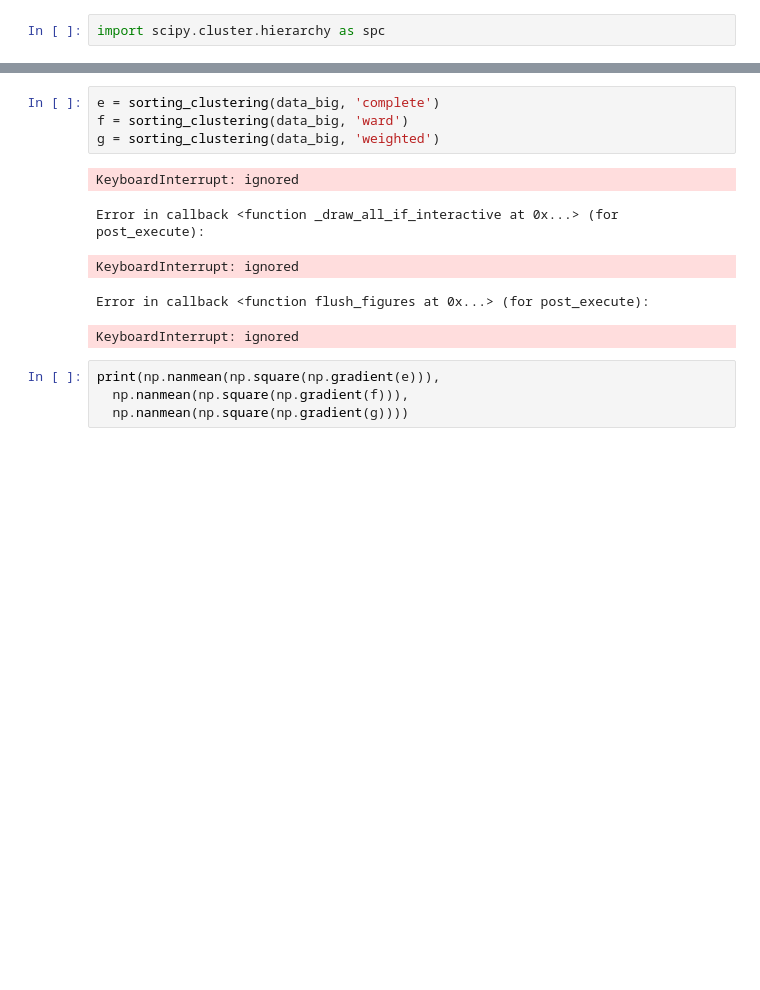
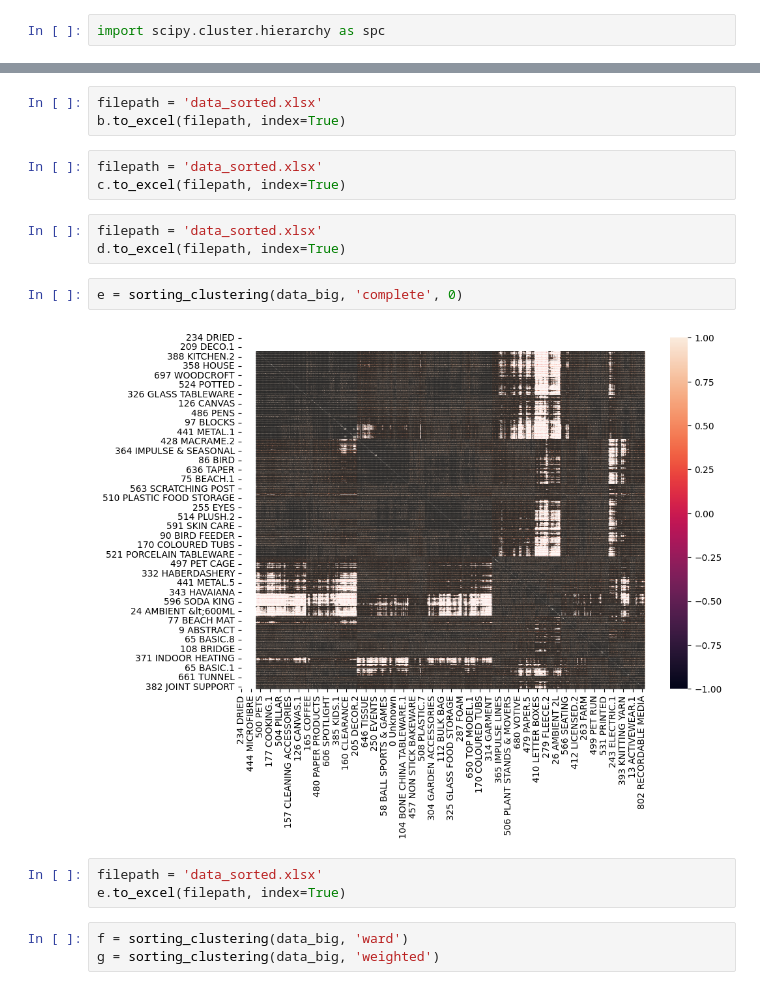
Before and after one commit to vodapa888/corr_matrix, a Jupyter notebook: corr_matrix.ipynb, the cells around one changed output, grey strips where cells are left out. Saved outputs shown, nothing was run; the diff lists cells and outputs as text; blank space fills up the shorter version.

```diff
--- a/corr_matrix.ipynb
+++ b/corr_matrix.ipynb
@@ -232,14 +222,19 @@ print(np.nanmean(np.square(np.gradient(b))),
+# %%
+filepath = 'data_sorted.xlsx'
+b.to_excel(filepath, index=True)
+# %%
+filepath = 'data_sorted.xlsx'
+c.to_excel(filepath, index=True)
+# %%
+filepath = 'data_sorted.xlsx'
+d.to_excel(filepath, index=True)
+# %%
+e = sorting_clustering(data_big, 'complete', 0)
+# %% [output]
+[figure, added]
+# %%
+filepath = 'data_sorted.xlsx'
+e.to_excel(filepath, index=True)
 # %%
-e = sorting_clustering(data_big, 'complete')
 f = sorting_clustering(data_big, 'ward')
 g = sorting_clustering(data_big, 'weighted')
-# %% [output]
-KeyboardInterrupt: ignored
-Error in callback <function _draw_all_if_interactive at 0x...> (for post_execute):
-KeyboardInterrupt: ignored
-Error in callback <function flush_figures at 0x...> (for post_execute):
-KeyboardInterrupt: ignored
-# %%
-print(np.nanmean(np.square(np.gradient(e))),
-  np.nanmean(np.square(np.gradient(f))),
-  np.nanmean(np.square(np.gradient(g))))
```
Also changed, not shown: parts of 5 cells of this notebook.
